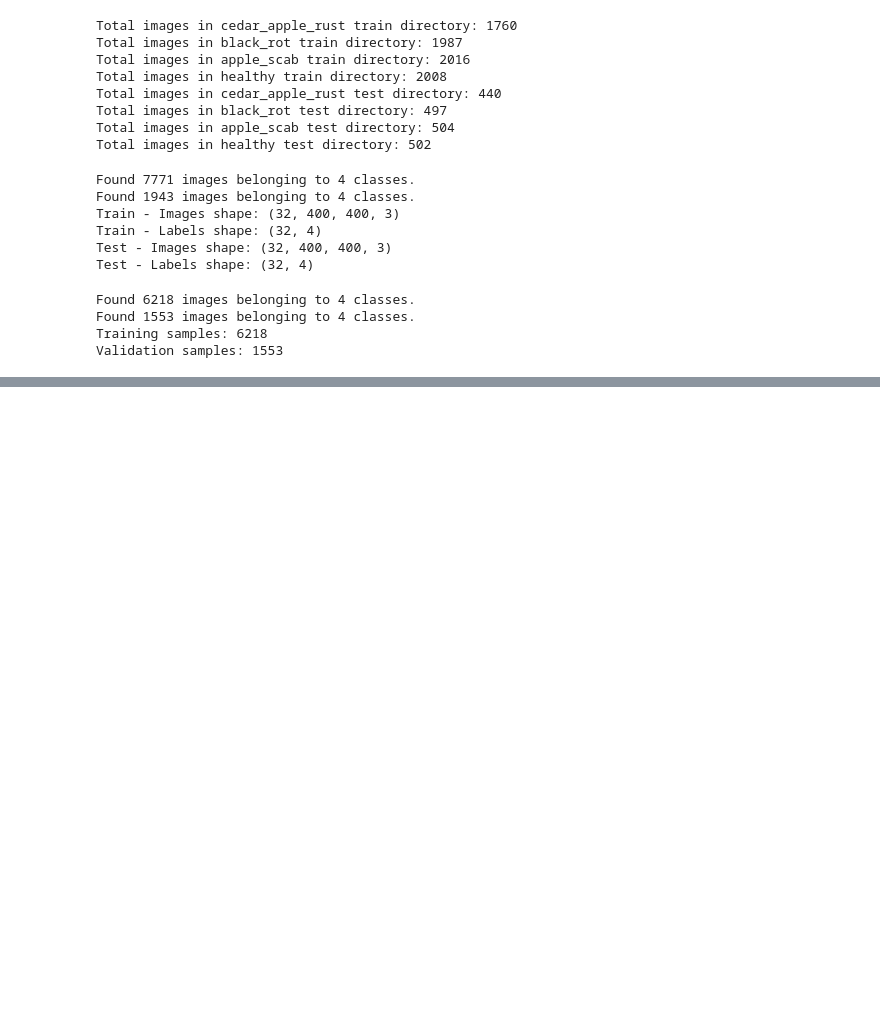
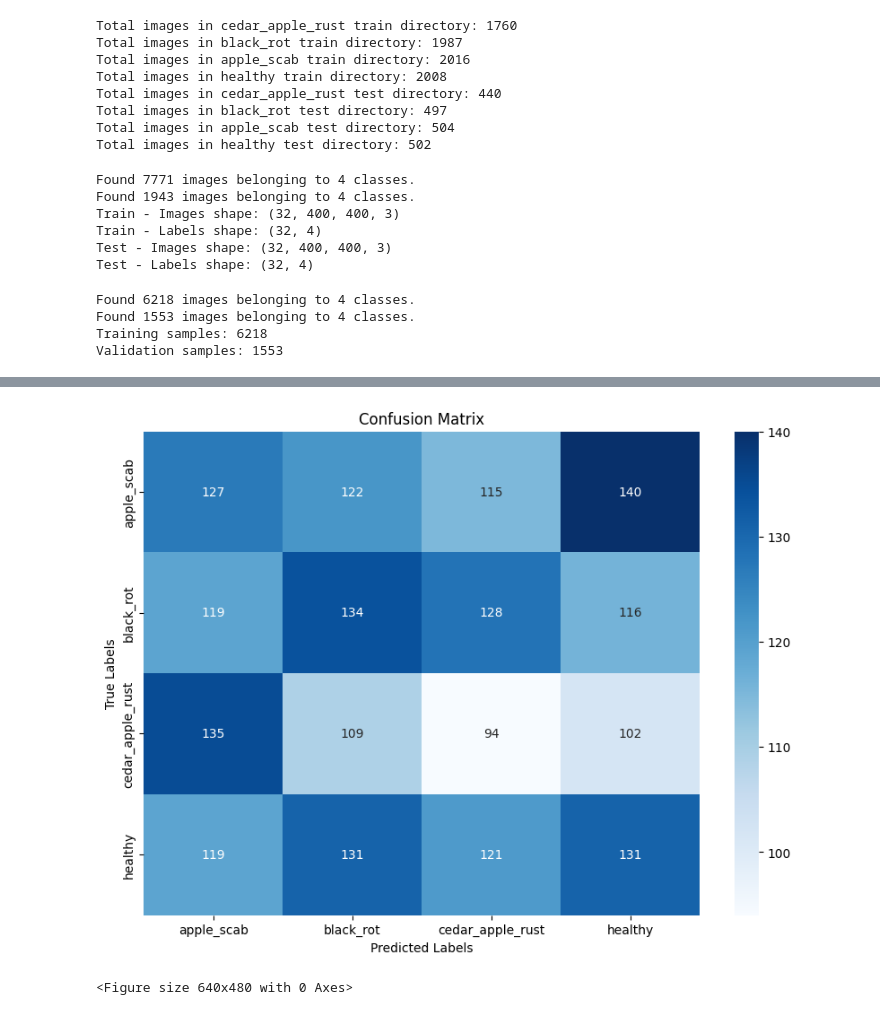
Before and after one commit to darshnishad/Quamin, a Jupyter notebook: Apple.ipynb, the cells around one changed output, grey strips where cells are left out. Drawn from its saved outputs; the diff is of its cells as text; code cells hidden in the pictures; blank space fills up the shorter version.

```diff
--- a/Apple.ipynb
+++ b/Apple.ipynb
@@ -231,0 +232,30 @@ Test Accuracy: 0.9459598660469055
+# %%
+import numpy as np
+import pandas as pd
+from sklearn.metrics import confusion_matrix, classification_report
+import seaborn as sns
+import matplotlib.pyplot as plt
+
+y_pred = model.predict(test_data)
+y_pred_classes = np.argmax(y_pred, axis=1)
+y_true = test_data.classes
+
+class_labels = list(test_data.class_indices.keys())
+
+conf_matrix = confusion_matrix(y_true, y_pred_classes)
+
+conf_matrix_df = pd.DataFrame(conf_matrix, index=class_labels, columns=class_labels)
+
+conf_matrix_csv_path = "confusion_matrix.csv"
+conf_matrix_df.to_csv(conf_matrix_csv_path)
+print(f"Confusion matrix saved to {conf_matrix_csv_path}")
+
+plt.figure(figsize=(10, 7))
+sns.heatmap(conf_matrix_df, annot=True, fmt="d", cmap="Blues", xticklabels=class_labels, yticklabels=class_labels)
+plt.xlabel("Predicted Labels")
+plt.ylabel("True Labels")
+plt.title("Confusion Matrix")
+plt.show()
+plt.clf()
+plt.savefig("confusion_matrix.png")
+# %% [output]
@@ -231,0 +264,2 @@ Test Accuracy: 0.9459598660469055
+[figure, added]
+<Figure size 640x480 with 0 Axes>
```
Also changed, not shown: parts of 6 cells of this notebook.
